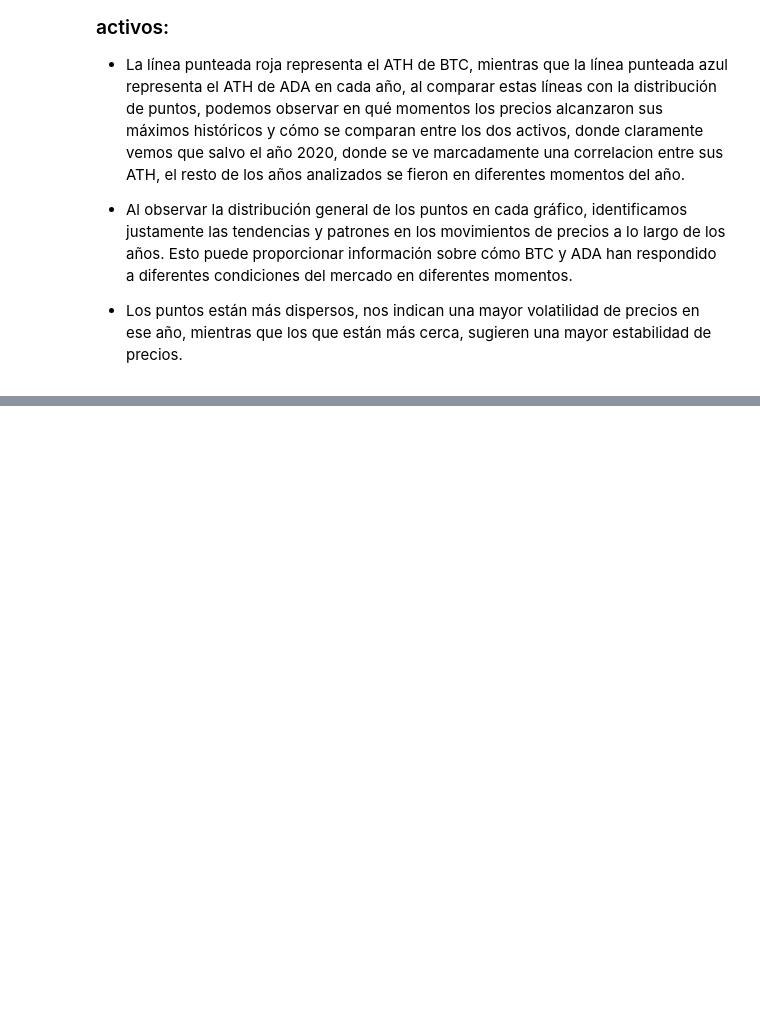
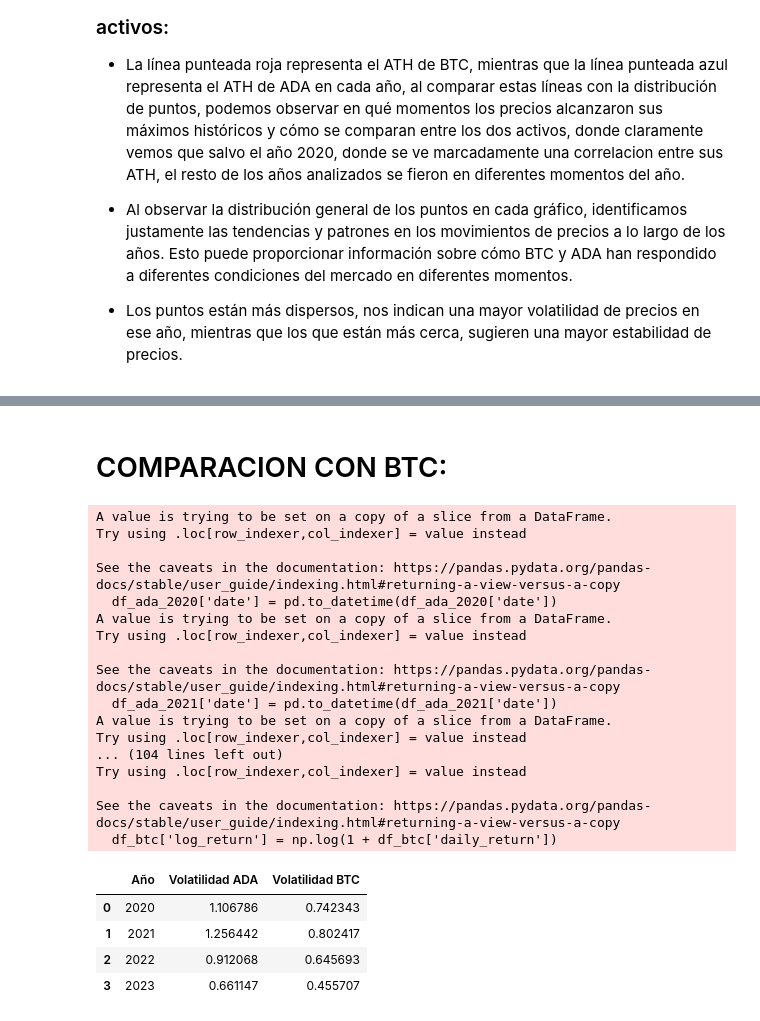
Before and after one commit to Bzetatuc/PI_2_Henry, a Jupyter notebook: EDA/eda.ipynb, the cells around one changed output, grey strips where cells are left out. Cells and saved outputs as stored; diff of their text form; code cells hidden in the pictures; blank space fills up the shorter version.

```diff
--- a/EDA/eda.ipynb
+++ b/EDA/eda.ipynb
@@ -1061,0 +1246,76 @@ plt.show()
+# %% [markdown]
+# COMPARACION CON BTC:
+# %%
+# Asegurarse de que las fechas estén en formato datetime para ADA
+df_ada_2020['date'] = pd.to_datetime(df_ada_2020['date'])
+df_ada_2021['date'] = pd.to_datetime(df_ada_2021['date'])
+df_ada_2022['date'] = pd.to_datetime(df_ada_2022['date'])
+df_ada_2023['date'] = pd.to_datetime(df_ada_2023['date'])
+
+# Asegurarse de que las fechas estén en formato datetime para BTC
+df_btc_2020['date'] = pd.to_datetime(df_btc_2020['date'])
+df_btc_2021['date'] = pd.to_datetime(df_btc_2021['date'])
+df_btc_2022['date'] = pd.to_datetime(df_btc_2022['date'])
+df_btc_2023['date'] = pd.to_datetime(df_btc_2023['date'])
+
+# Crear listas de DataFrames y años para ADA y BTC
+dfs_ada = [df_ada_2020, df_ada_2021, df_ada_2022, df_ada_2023]
+dfs_btc = [df_btc_2020, df_btc_2021, df_btc_2022, df_btc_2023]
+years = [2020, 2021, 2022, 2023]
+
+# Calcular los rendimientos anuales logarítmicos para ADA y BTC y almacenarlos en listas
+ada_log_returns_annual = []
+btc_log_returns_annual = []
+
+for df_ada, df_btc in zip(dfs_ada, dfs_btc):
+    df_ada['daily_return'] = df_ada['price'].pct_change()
+    df_ada['log_return'] = np.log(1 + df_ada['daily_return'])
+    ada_log_returns_annual.append(df_ada.groupby(df_ada['date'].dt.year)['log_return'].sum())
+
+    df_btc['daily_return'] = df_btc['price'].pct_change()
+    df_btc['log_return'] = np.log(1 + df_btc['daily_return'])
+    btc_log_returns_annual.append(df_btc.groupby(df_btc['date'].dt.year)['log_return'].sum())
+
+# Calcular la volatilidad anual para ADA y BTC y almacenarla en DataFrames
+ada_volatility_data = []
+btc_volatility_data = []
+
+for i, (df_ada, df_btc) in enumerate(zip(dfs_ada, dfs_btc)):
+    year = years[i]
+    ada_volatility = df_ada.groupby(df_ada['date'].dt.year)['log_return'].std() * np.sqrt(365)
+    btc_volatility = df_btc.groupby(df_btc['date'].dt.year)['log_return'].std() * np.sqrt(365)
+
+    ada_volatility_data.append([year, ada_volatility.iloc[0]])
+    btc_volatility_data.append([year, btc_volatility.iloc[0]])
+
+ada_volatility_df = pd.DataFrame(ada_volatility_data, columns=['Año', 'Volatilidad ADA'])
+btc_volatility_df = pd.DataFrame(btc_volatility_data, columns=['Año', 'Volatilidad BTC'])
+
+# Combinar los DataFrames de volatilidad para ADA y BTC
+volatility_df = pd.merge(ada_volatility_df, btc_volatility_df, on='Año')
+
+# Mostrar el DataFrame de volatilidad
+volatility_df
+# %% [output]
+A value is trying to be set on a copy of a slice from a DataFrame.
+Try using .loc[row_indexer,col_indexer] = value instead
+
+See the caveats in the documentation: https://pandas.pydata.org/pandas-docs/stable/user_guide/indexing.html#returning-a-view-versus-a-copy
+  df_ada_2020['date'] = pd.to_datetime(df_ada_2020['date'])
+A value is trying to be set on a copy of a slice from a DataFrame.
+Try using .loc[row_indexer,col_indexer] = value instead
+
+See the caveats in the documentation: https://pandas.pydata.org/pandas-docs/stable/user_guide/indexing.html#returning-a-view-versus-a-copy
+  df_ada_2021['date'] = pd.to_datetime(df_ada_2021['date'])
+A value is trying to be set on a copy of a slice from a DataFrame.
+Try using .loc[row_indexer,col_indexer] = value instead
+... (104 lines left out)
+Try using .loc[row_indexer,col_indexer] = value instead
+
+See the caveats in the documentation: https://pandas.pydata.org/pandas-docs/stable/user_guide/indexing.html#returning-a-view-versus-a-copy
+  df_btc['log_return'] = np.log(1 + df_btc['daily_return'])
+|  | Año | Volatilidad ADA | Volatilidad BTC |
+| 0 | 2020 | 1.106786 | 0.742343 |
+| 1 | 2021 | 1.256442 | 0.802417 |
+| 2 | 2022 | 0.912068 | 0.645693 |
+| 3 | 2023 | 0.661147 | 0.455707 |
```
Also changed, not shown: parts of 28 cells of this notebook, 6 other files.
